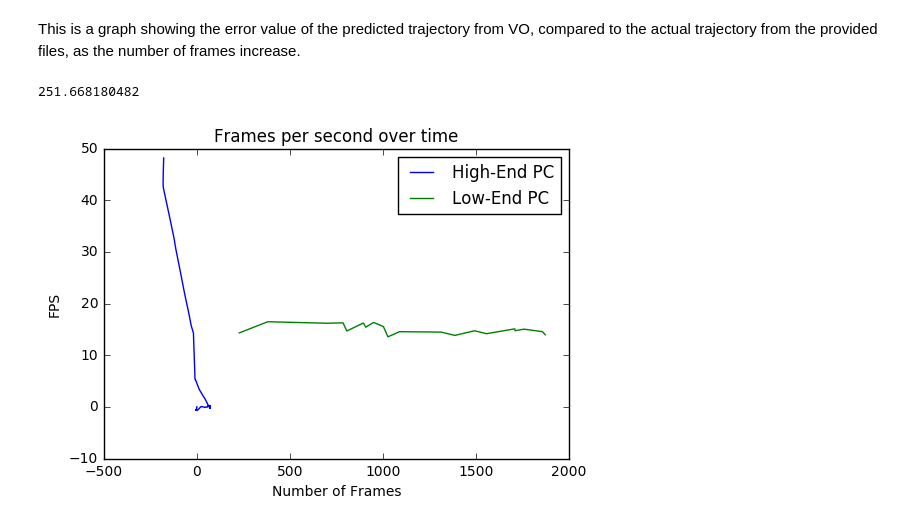
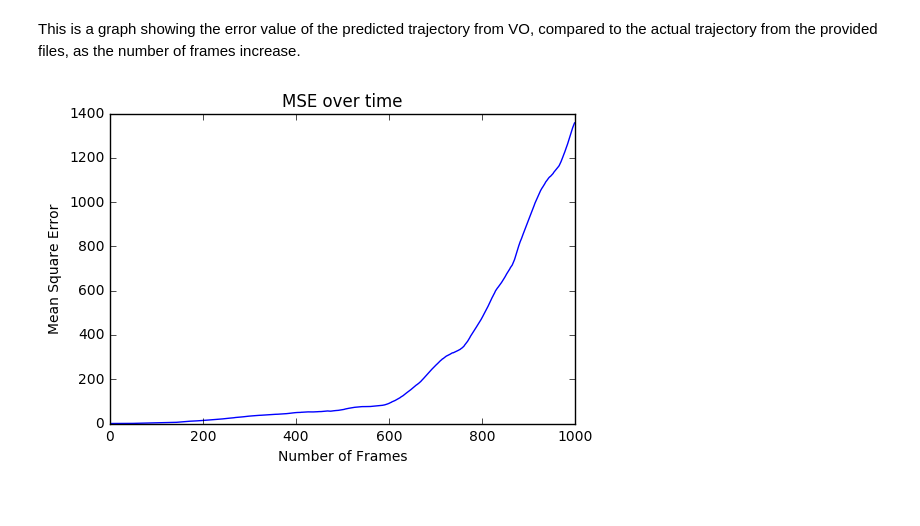
Before and after one commit to zarev/Visual-Odometry, a Jupyter notebook: V_O.ipynb, the cells around one changed output. Cells and saved outputs as stored; diff of their text form; code cells hidden in the pictures.

```diff
--- a/V_O.ipynb
+++ b/V_O.ipynb
@@ -17,8 +17,8 @@ Gathering the input images from the locally saved KITTI dataset.
 %run pinhole_camera.py
 
 ##kitti setup
-poses_dir = 'data_odometry_gray/dataset/poses/00.txt' #for ground truth
-img_dir = 'data_odometry_gray/dataset/sequences/00/image_0/'
+poses_dir = 'dataset/poses/00.txt' #for ground truth
+img_dir = 'dataset/sequences/00/image_0/'
 cam = PinholeCamera(1241.0, 376.0, 718.8560, 718.8560, 607.1928, 185.2157)
 with open(poses_dir) as f: poses = f.readlines()#poses
 print "kitti loaded."
@@ -63,6 +63,7 @@ for img_id in range(frames):
     predicted.append((x,y))
     actual.append((vo.trueX, vo.trueY))
 
+
     #openCV uses BGR colour schemes as tuples, e.g (255,0,0) is blue
     #predicted trajectory in
     cv2.circle(traj, (draw_x,draw_y), 1, (0,255,0), 1)
@@ -74,8 +75,9 @@ for img_id in range(frames):
     text = "Coordinates: x=%2fm y=%2fm z=%2fm"%(x,y,z)
     cv2.putText(traj, text, (20,40), cv2.FONT_HERSHEY_PLAIN, 1, (255,255,255), 1, 8)
     #disaplying the current frame in the window
-    frame = "Frame: " + str(img_id)
+    frame = "Frame: " + str(img_id) + " FPS: " + str(curr_fps)
     cv2.putText(traj, frame, (20,60), cv2.FONT_HERSHEY_PLAIN, 1, (255,255,255), 1, 8)
+    cv2.rectangle(traj, (10, 40), (600, 60), (0,0,0), -1)
 
     sec = time.time()
     curr_secs = sec - start
@@ -88,8 +90,11 @@ for img_id in range(frames):
 
     cv2.imshow('Road facing camera', img)
     cv2.imshow('Trajectory', traj)
-    cv2.waitKey(1)
 
-cv2.imwrite('map.png', traj)
+    if cv2.waitKey(25) & 0xFF == ord('q'):
+        cv2.destroyAllWindows()
+        break
+
+# cv2.imwrite('map.png', traj)
 cv2.destroyAllWindows()
 cv2.waitKey(1)
@@ -105,8 +112,11 @@ import time
 vo = VisualOdometry(cam, poses_dir)
 
 total_fps = []
+iterations=20
+frame_range=(200,2000)
 
-for i in range(20):
+print "Starting the 20 iterations"
+for i in range(iterations):
     frames = random.randint(200,2000)
     start = time.time()
     frames_arr= []
@@ -114,6 +124,7 @@ for i in range(20):
     for img_id in range(frames):
         img = cv2.imread(img_dir+str(img_id).zfill(6)+'.png', 0)
         vo.update(img, img_id)
+        print "Frame "+str(img_id)+"/"+str(frames)+" from iteration "+str(i)+" was proccessed."
     #calculating the FPS
     end = time.time()
     seconds = end - start
@@ -177,27 +198,21 @@ This is a graph showing the error value of the predicted trajectory from VO, com
 # %%
 import matplotlib.pyplot as plt
 from sklearn.metrics import mean_squared_error
 
 #copying the lists from the VO method at the top
 pred = np.copy(predicted)
 act = np.copy(actual)
-error = mean_squared_error(pred,act)
-print error
 
-x_pred = [x[0] for x in pred]
-y_pred = [x[1] for x in pred]
+#MSE for all the frames
+total_error=[]
+for i in range(len(pred)):
+    total_error.append(mean_squared_error(pred[i],act[i]))
 
-x_act = [x[0] for x in act]
-y_act = [x[1] for x in act]
-
-#plotting the graph to visualise the lists
-plt.plot(x_pred,y_pred,label='High-End PC')
-plt.plot(x_low,y_low,label='Low-End PC')
+#plotting the graph to visualise the mean square error
+plt.plot(total_error)
 plt.xlabel('Number of Frames')
-plt.ylabel('FPS')
-plt.title('Frames per second over time')
-plt.legend()
+plt.ylabel('Mean Square Error')
+plt.title('MSE over time')
 plt.show()
 # %% [output]
-251.668180482
-[figure, old version]
+[figure, new version]
```
Also changed, not shown: parts of 5 cells of this notebook, 1 other file.
